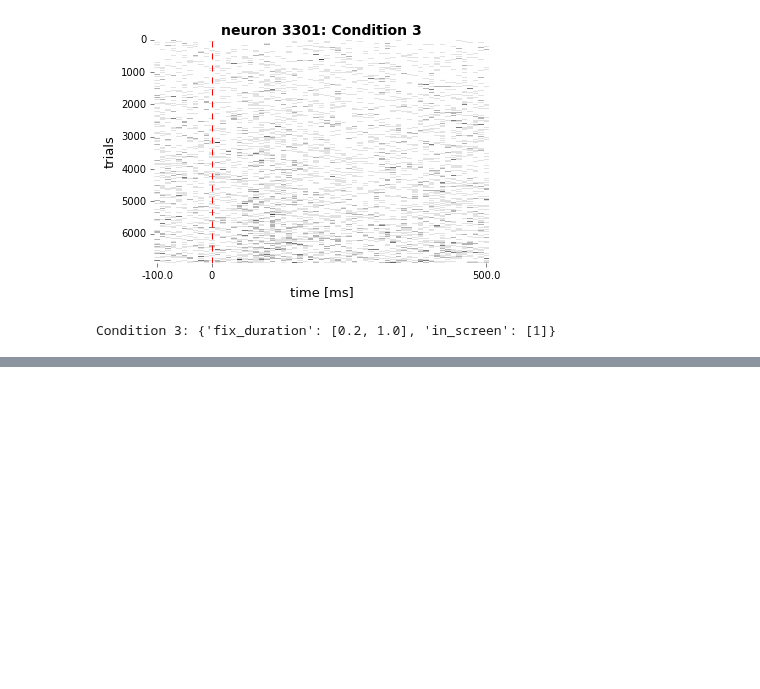
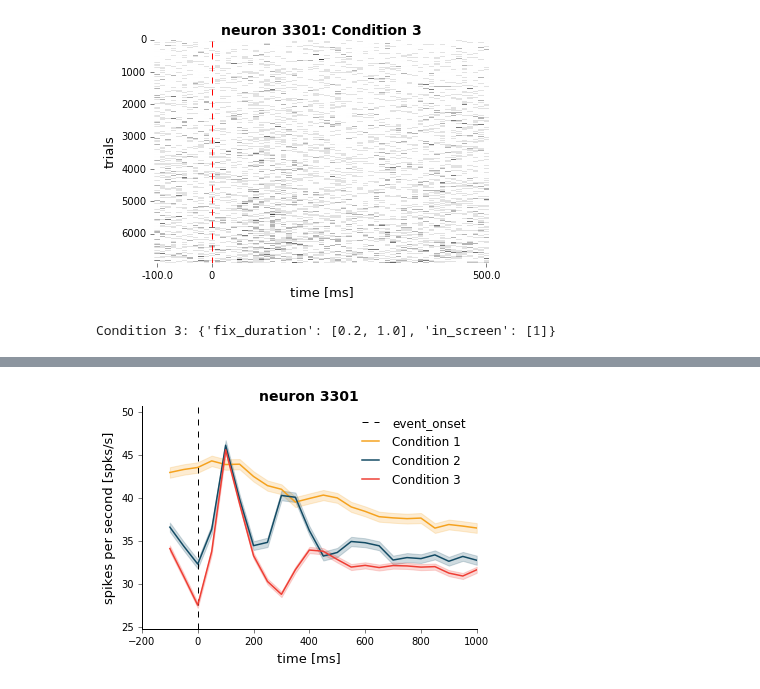
Before and after one commit to KordingLab/spykes, a Jupyter notebook: notebooks/neuron_example.ipynb, the cells around one changed output, grey strips where cells are left out. Saved outputs shown, nothing was run; the diff lists cells and outputs as text; code cells hidden in the pictures; blank space fills up the shorter version.

```diff
--- a/notebooks/neuron_example.ipynb
+++ b/notebooks/neuron_example.ipynb
@@ -242,0 +264,4 @@ Condition 3: {'fix_duration': [0.2, 1.0], 'in_screen': [1]}
+# %%
+neuron.plot_psth(psth)
+# %% [output]
+[figure, added]
```
Also changed, not shown: parts of 11 cells of this notebook, 1 other file.
